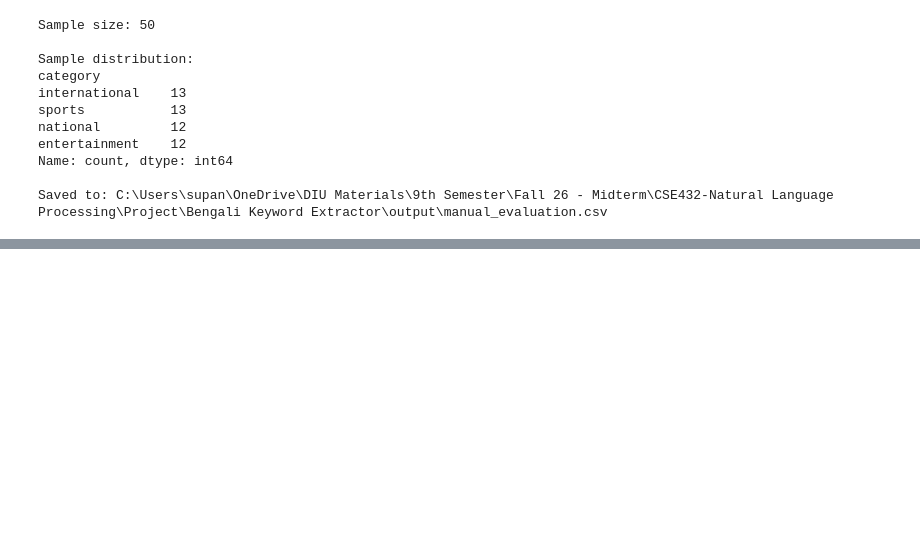
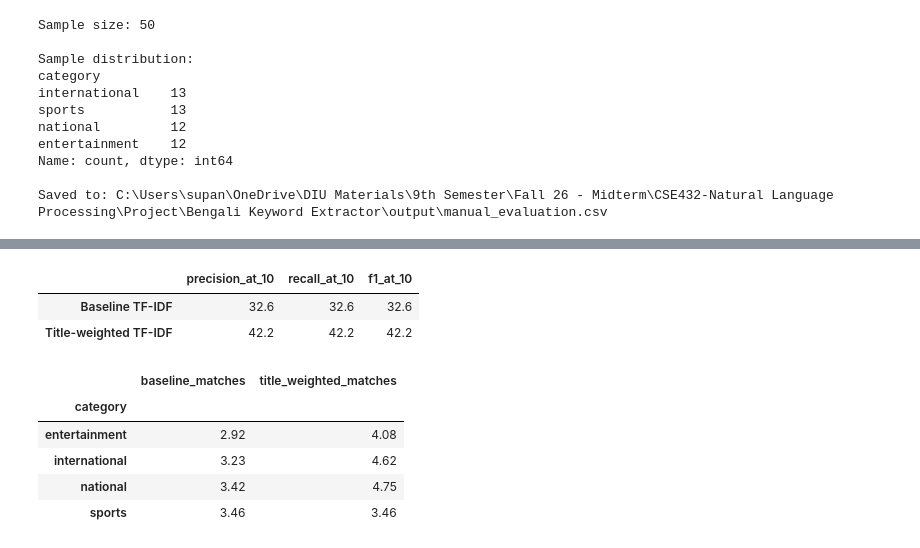
Before and after one commit to Supan-Roy/Bengali-Keyword-Extractor, a Jupyter notebook: notebooks/03_tfidf_keyword_extraction.ipynb, the cells around one changed output, grey strips where cells are left out. Drawn from its saved outputs; the diff is of its cells as text; code cells hidden in the pictures; blank space fills up the shorter version.

```diff
--- a/notebooks/03_tfidf_keyword_extraction.ipynb
+++ b/notebooks/03_tfidf_keyword_extraction.ipynb
@@ -643,0 +783,11 @@ Saved to: C:\Users\supan\OneDrive\DIU Materials\9th Semester\Fall 26 - Midterm\C
+# %%
+for _, row in evaluation_df.head(5).iterrows():
+    print("=" * 80)
+    print("CATEGORY:", row["category"])
+    print("TITLE:", row["title"])
+    print("\nREFERENCE KEYWORDS:")
+    print(row["reference_keywords"])
+    print("\nPREDICTED KEYWORDS:")
+    print(", ".join(row["predicted_keywords"][:10]))
+    print("MATCHED:", row["matched_keywords"], "/ 10")
+    print()
@@ -643,0 +950,37 @@ Saved to: C:\Users\supan\OneDrive\DIU Materials\9th Semester\Fall 26 - Midterm\C
+# %%
+def summarize_scores(scores):
+    return (
+        scores[
+            ["precision_at_10", "recall_at_10", "f1_at_10"]
+        ].mean() * 100
+    )
+
+comparison = pd.DataFrame({
+    "Baseline TF-IDF": summarize_scores(baseline_scores),
+    "Title-weighted TF-IDF": summarize_scores(title_scores),
+}).T.round(2)
+
+display(comparison)
+# %% [output]
+|  | precision_at_10 | recall_at_10 | f1_at_10 |
+| Baseline TF-IDF | 32.6 | 32.6 | 32.6 |
+| Title-weighted TF-IDF | 42.2 | 42.2 | 42.2 |
+# %%
+title_eval = title_eval.copy()
+title_eval["baseline_matches"] = baseline_scores["matched_keywords"].values
+title_eval["title_weighted_matches"] = title_scores["matched_keywords"].values
+
+category_comparison = (
+    title_eval.groupby("category")[
+        ["baseline_matches", "title_weighted_matches"]
+    ].mean().round(2)
+)
+
+display(category_comparison)
+# %% [output]
+|  | baseline_matches | title_weighted_matches |
+| category |  |  |
+| entertainment | 2.92 | 4.08 |
+| international | 3.23 | 4.62 |
+| national | 3.42 | 4.75 |
+| sports | 3.46 | 3.46 |
```
Also changed, not shown: parts of 10 cells of this notebook, 2 other files.
